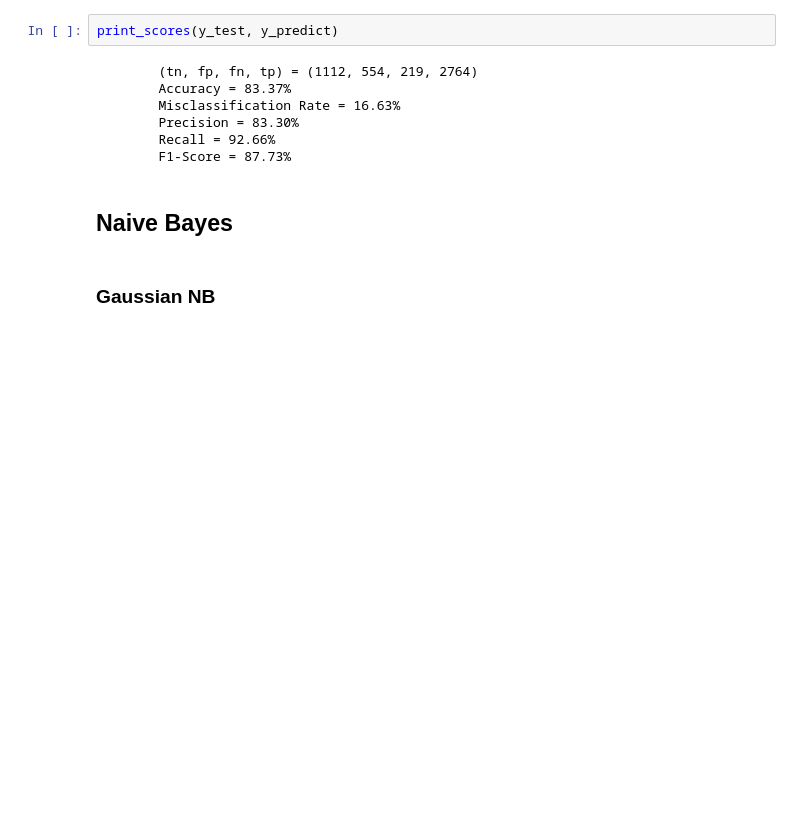
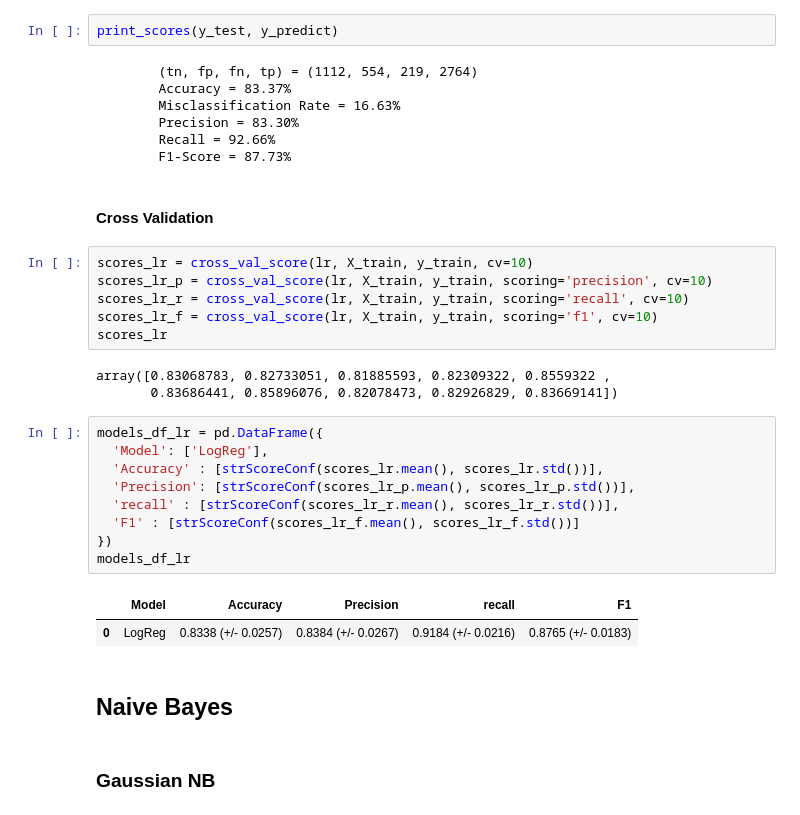
Before and after one commit to aalten77/wildfireassessment, a Jupyter notebook: Supervised Learning Burn Severity.ipynb, the cells around one changed output. Drawn from its saved outputs; the diff is of its cells as text; blank space fills up the shorter version.

```diff
--- a/Supervised Learning Burn Severity.ipynb
+++ b/Supervised Learning Burn Severity.ipynb
@@ -185,6 +220,29 @@ print_scores(y_test, y_predict)
         Precision = 83.30%
         Recall = 92.66%
         F1-Score = 87.73%
+# %% [markdown]
+#### Cross Validation
+# %%
+scores_lr = cross_val_score(lr, X_train, y_train, cv=10)
+scores_lr_p = cross_val_score(lr, X_train, y_train, scoring='precision', cv=10)
+scores_lr_r = cross_val_score(lr, X_train, y_train, scoring='recall', cv=10)
+scores_lr_f = cross_val_score(lr, X_train, y_train, scoring='f1', cv=10)
+scores_lr
+# %% [output]
+array([0.83068783, 0.82733051, 0.81885593, 0.82309322, 0.8559322 ,
+       0.83686441, 0.85896076, 0.82078473, 0.82926829, 0.83669141])
+# %%
+models_df_lr = pd.DataFrame({
+  'Model': ['LogReg'],
+  'Accuracy' : [strScoreConf(scores_lr.mean(), scores_lr.std())],
+  'Precision': [strScoreConf(scores_lr_p.mean(), scores_lr_p.std())],
+  'recall' : [strScoreConf(scores_lr_r.mean(), scores_lr_r.std())],
+  'F1' : [strScoreConf(scores_lr_f.mean(), scores_lr_f.std())]
+})
+models_df_lr
+# %% [output]
+|  | Model | Accuracy | Precision | recall | F1 |
+| 0 | LogReg | 0.8338 (+/- 0.0257) | 0.8384 (+/- 0.0267) | 0.9184 (+/- 0.0216) | 0.8765 (+/- 0.0183) |
 # %% [markdown]
 ## Naive Bayes
 # %% [markdown]
```
Also changed, not shown: parts of 53 cells of this notebook, 3 other files.
